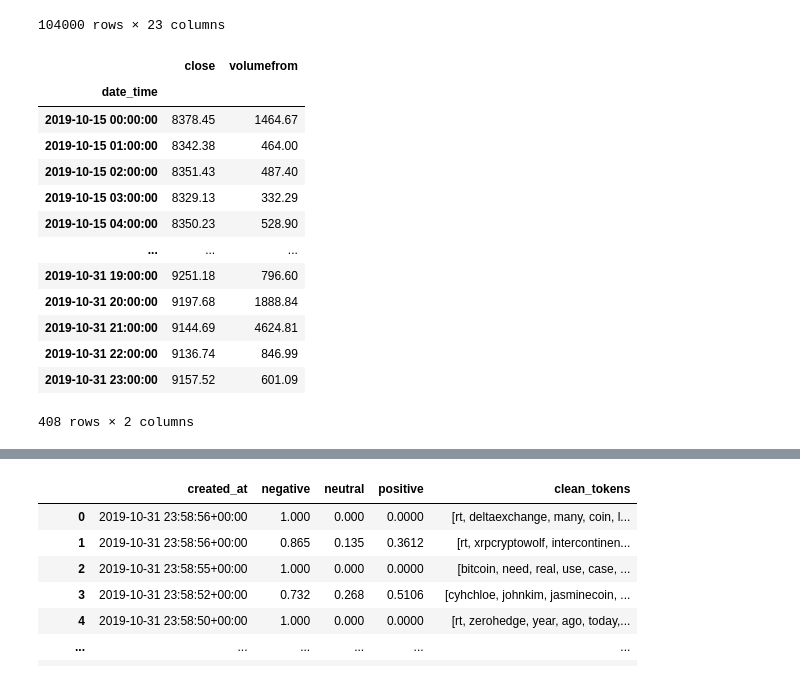
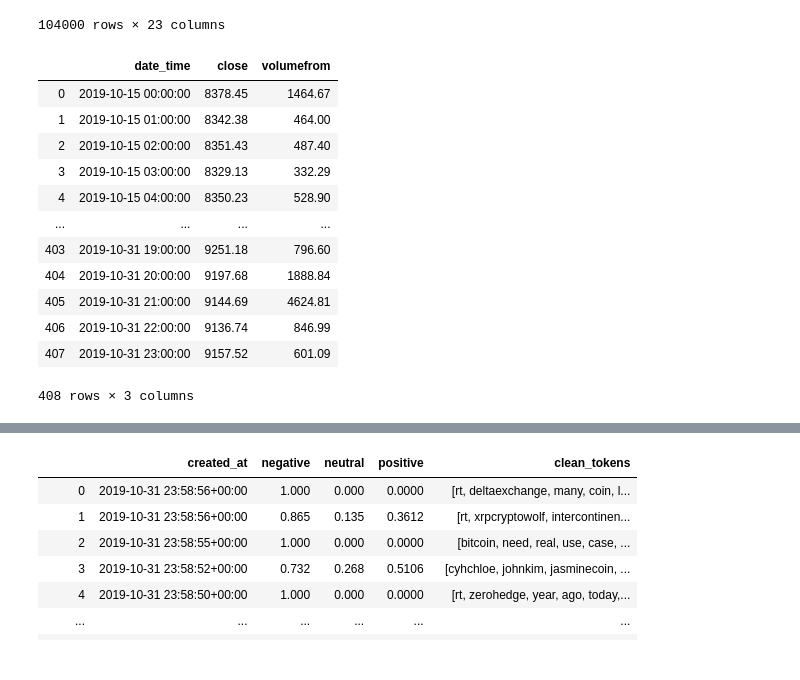
Before and after one commit to willwillis/Crypto-Sentiment-Clusters, a Jupyter notebook: notebooks/igor/price_model.ipynb, the cells around one changed output, grey strips where cells are left out. Drawn from its saved outputs; the diff is of its cells as text; code cells hidden in the pictures.

```diff
--- a/notebooks/igor/price_model.ipynb
+++ b/notebooks/igor/price_model.ipynb
@@ -42,20 +42,19 @@ unpickled_df2
 # %%
 concat_df = pd.concat([unpickled_df, unpickled_df2])
 # %%
-price_data = pd.read_csv("../../data/price_data/bitcoin_hourly.csv", index_col="date_time")
+price_data = pd.read_csv("../../data/price_data/bitcoin_hourly.csv")
 price_data
 # %% [output]
-|  | close | volumefrom |
-| date_time |  |  |
-| 2019-10-15 00:00:00 | 8378.45 | 1464.67 |
-| 2019-10-15 01:00:00 | 8342.38 | 464.00 |
-| 2019-10-15 02:00:00 | 8351.43 | 487.40 |
-| 2019-10-15 03:00:00 | 8329.13 | 332.29 |
-| 2019-10-15 04:00:00 | 8350.23 | 528.90 |
-| ... | ... | ... |
-| 2019-10-31 19:00:00 | 9251.18 | 796.60 |
-| 2019-10-31 20:00:00 | 9197.68 | 1888.84 |
-| 2019-10-31 21:00:00 | 9144.69 | 4624.81 |
-| 2019-10-31 22:00:00 | 9136.74 | 846.99 |
-| 2019-10-31 23:00:00 | 9157.52 | 601.09 |
+|  | date_time | close | volumefrom |
+| 0 | 2019-10-15 00:00:00 | 8378.45 | 1464.67 |
+| 1 | 2019-10-15 01:00:00 | 8342.38 | 464.00 |
+| 2 | 2019-10-15 02:00:00 | 8351.43 | 487.40 |
+| 3 | 2019-10-15 03:00:00 | 8329.13 | 332.29 |
+| 4 | 2019-10-15 04:00:00 | 8350.23 | 528.90 |
+| ... | ... | ... | ... |
+| 403 | 2019-10-31 19:00:00 | 9251.18 | 796.60 |
+| 404 | 2019-10-31 20:00:00 | 9197.68 | 1888.84 |
+| 405 | 2019-10-31 21:00:00 | 9144.69 | 4624.81 |
+| 406 | 2019-10-31 22:00:00 | 9136.74 | 846.99 |
+| 407 | 2019-10-31 23:00:00 | 9157.52 | 601.09 |
-408 rows × 2 columns
+408 rows × 3 columns
```
Also changed, not shown: parts of 35 cells of this notebook.
